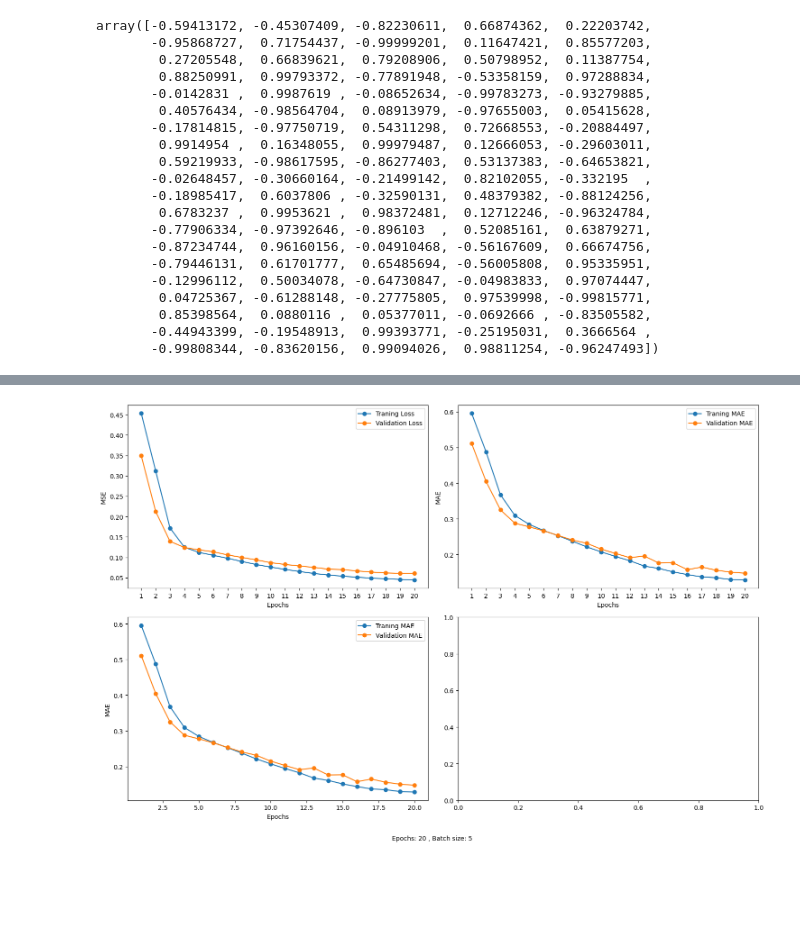
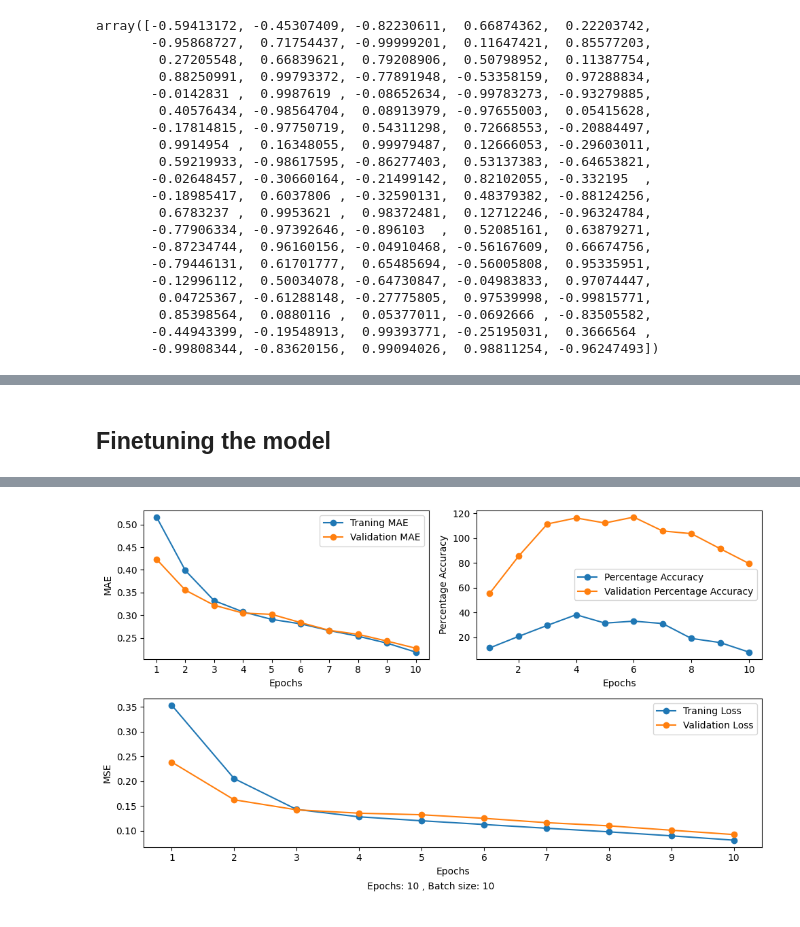
Before and after one commit to gyulii/DiWHY-AI, a Jupyter notebook: Sine_regression/sine_regression.ipynb, the cells around one changed output, grey strips where cells are left out. Drawn from its saved outputs; the diff is of its cells as text; code cells hidden in the pictures; blank space fills up the shorter version.

```diff
--- a/Sine_regression/sine_regression.ipynb
+++ b/Sine_regression/sine_regression.ipynb
@@ -128,6 +163,0 @@ metrics.get_data()
-# %%
-
-
-def percentage_metric(y_true, y_pred):
-        result = abs((y_pred-y_true/(y_true))*100) - 100
-        return result
@@ -139,0 +166,11 @@ def percentage_metric(y_true, y_pred):
+# %%
+#https://www.tensorflow.org/api_docs/python/tf/keras/metrics/mean_absolute_percentage_error
+
+def percentage_metric(y_true, y_pred):
+        result = (100. * np.mean(np.abs((y_true - y_pred) / y_true), axis=-1)) - 100
+
+        #First value of all batch during the traning, can be observed during traning
+
+        #print(f"Current true value:  {y_true[0].numpy()}  -- Current predicted value:  {y_pred[0].numpy()} \n")
+
+        return result
@@ -181,24 +295,19 @@ def training_plot(history , epoch , batch_size):
+# %% [markdown]
+## Finetuning the model
 # %%
-from keras import models
-from keras import layers
+model = models.Sequential()
+model.add(layers.Dense(32, activation='relu', input_shape = (1,)))
+model.add(layers.Dense(32, activation='relu'))
+model.add(layers.Dense(1))
+model.compile(optimizer='rmsprop', loss='mse', metrics=['mean_absolute_error'  , percentage_metric] , run_eagerly=True)
 
-model = models.Sequential()
-model.add(layers.Dense(12, activation='relu', input_shape = (1,)))
-model.add(layers.Dense(12, activation='relu'))
-model.add(layers.Dense(1))
-model.compile(optimizer='rmsprop', loss='mse', metrics=['mae' , percentage_metric])
-
-X_train = training_data[:,0]
-Y_train = training_data[:,1]
-X_val = validation_data[:,0]
-Y_val = validation_data[:,1]
-
-epoch = 20
-batch_size = 5
+epoch = 10
+batch_size = 10
 
 history = model.fit(X_train, Y_train,
                     validation_data=(X_val, Y_val),
-                    epochs=epoch, batch_size=batch_size, verbose=0)
+                    epochs=epoch, batch_size=batch_size, verbose=1)
 
 
-# Fix X,Y
+training_plot(history , epoch, batch_size)
+# %% [output]
@@ -205,5 +334,2 @@ history = model.fit(X_train, Y_train,
+[figure, added]
-# %%
-training_plot(history , epoch, batch_size)
-# %% [output]
-[figure, removed]
 # %%
```
Also changed, not shown: parts of 24 cells of this notebook.
